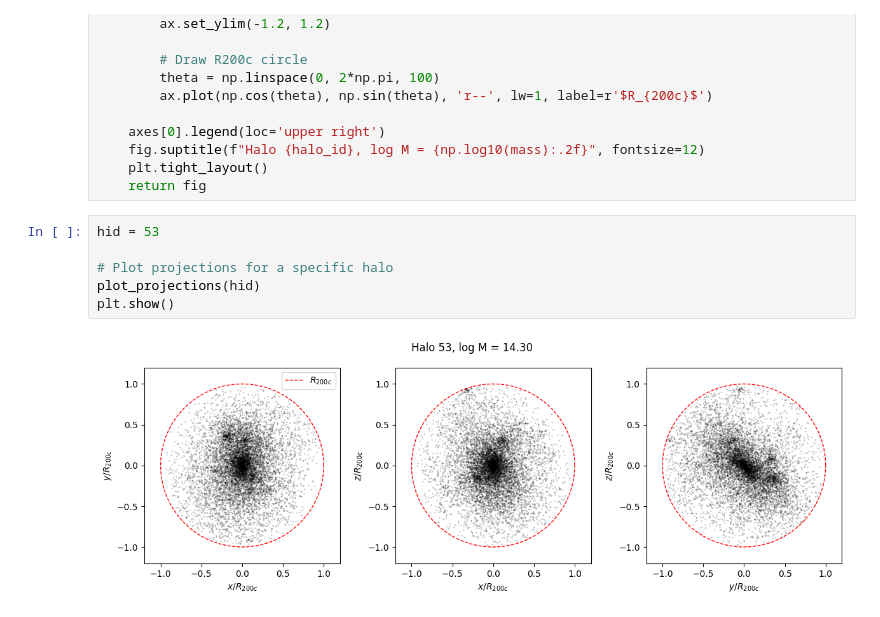
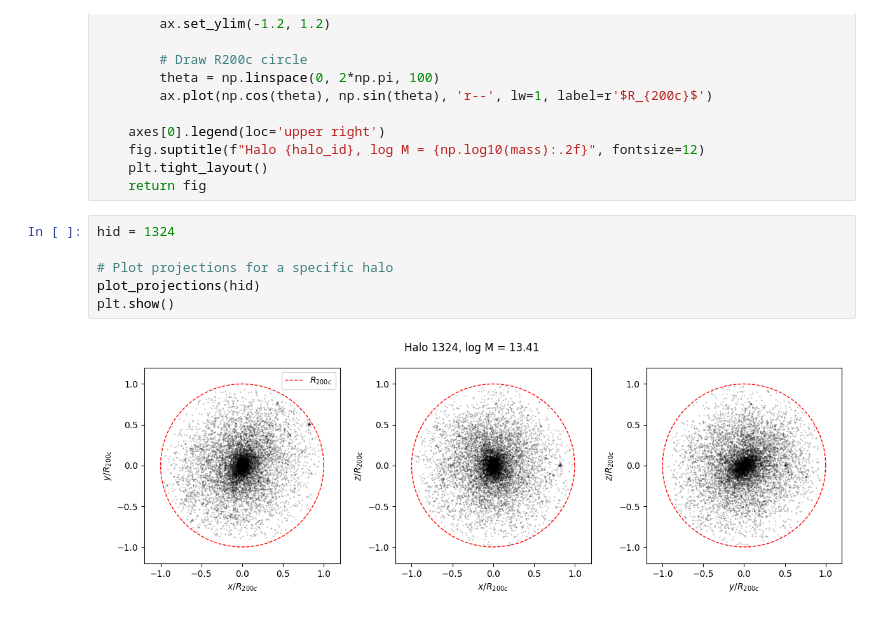
Before and after one commit to Richard-Sti/CDMProfile, a Jupyter notebook: notebooks/show_halos.ipynb, the cells around one changed output. Drawn from its saved outputs; the diff is of its cells as text.

```diff
--- a/notebooks/show_halos.ipynb
+++ b/notebooks/show_halos.ipynb
@@ -211,10 +212,10 @@ def plot_projections(halo_id, s=0.1, alpha=0.5):
     plt.tight_layout()
     return fig
 # %%
-hid = 53
+hid = 1324
 
 # Plot projections for a specific halo
 plot_projections(hid)
 plt.show()
 # %% [output]
-[figure, old version]
+[figure, new version]
```
Also changed, not shown: parts of 2 cells of this notebook.
